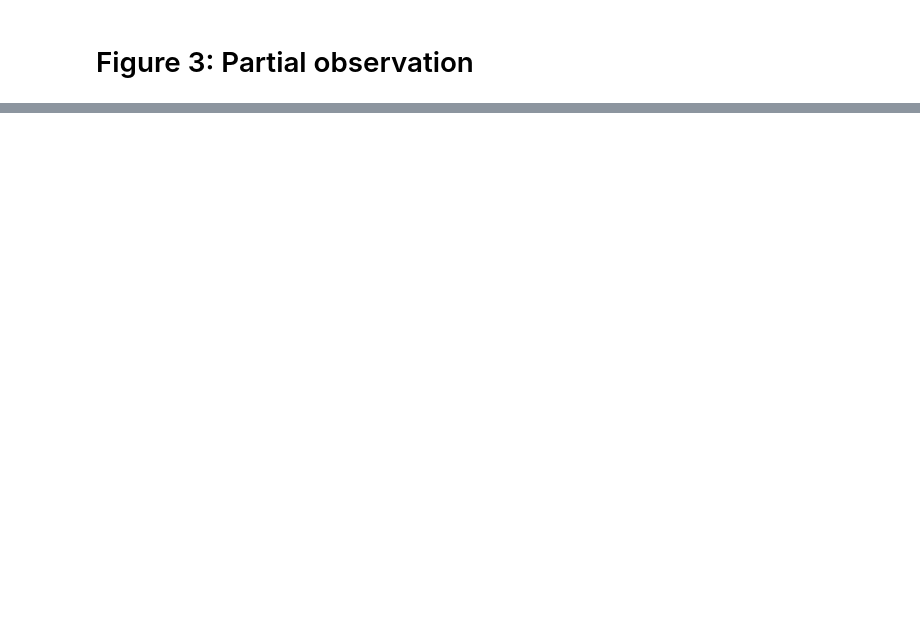
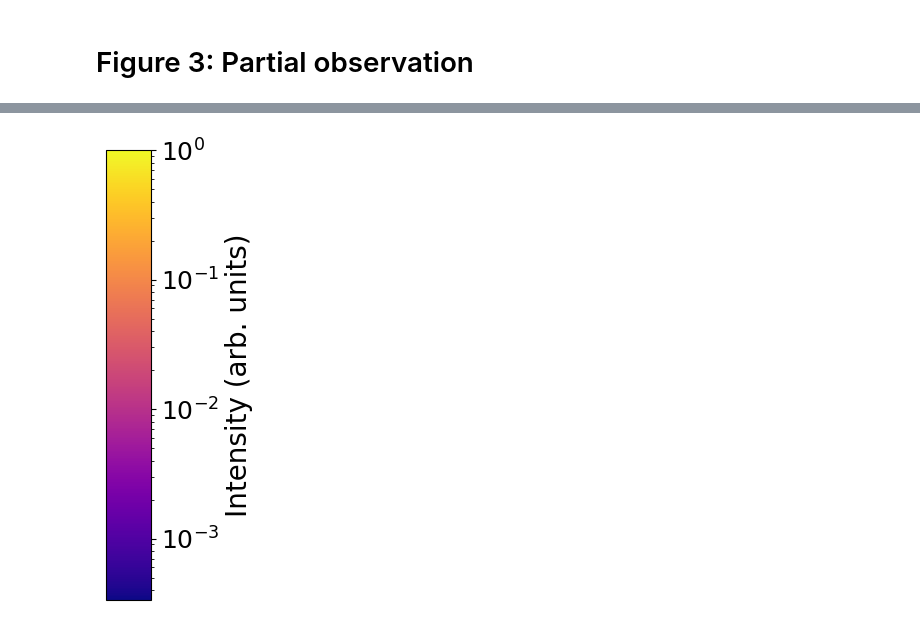
Before and after one commit to ch-tung/MLSR, a Jupyter notebook: 2D/test_harmonic.ipynb, the cells around one changed output, grey strips where cells are left out. Drawn from its saved outputs; the diff is of its cells as text; code cells hidden in the pictures; blank space fills up the shorter version.

```diff
--- a/2D/test_harmonic.ipynb
+++ b/2D/test_harmonic.ipynb
@@ -1335,0 +1231,25 @@ plt.show()
+# %%
+# Define log scale range from exp(-8) to 1
+vmin = np.exp(-8)
+vmax = 1.0
+
+# Logarithmic normalization
+norm = mpl.colors.LogNorm(vmin=vmin, vmax=vmax)
+sm = plt.cm.ScalarMappable(norm=norm, cmap=cmap)
+sm.set_array([])
+
+# Create standalone colorbar figure
+fig = plt.figure(figsize=(1.5, 5))
+cbar = plt.colorbar(sm, cax=fig.add_axes([0.1, 0.05, 0.3, 0.9]))
+cbar.set_label(r'Intensity (arb. units)', fontsize=20)
+cbar.ax.tick_params(labelsize=18)
+
+# Set ticks (log values in base-e), but format them in base-10
+tick_vals = [1.0, 1e-1, 1e-2, 1e-3]
+tick_labels = [r'$10^{0}$', r'$10^{-1}$', r'$10^{-2}$', r'$10^{-3}$']
+cbar.set_ticks(tick_vals)
+cbar.set_ticklabels(tick_labels)
+
+plt.show()
+# %% [output]
+[figure, added]
```
Also changed, not shown: parts of 16 cells of this notebook.
